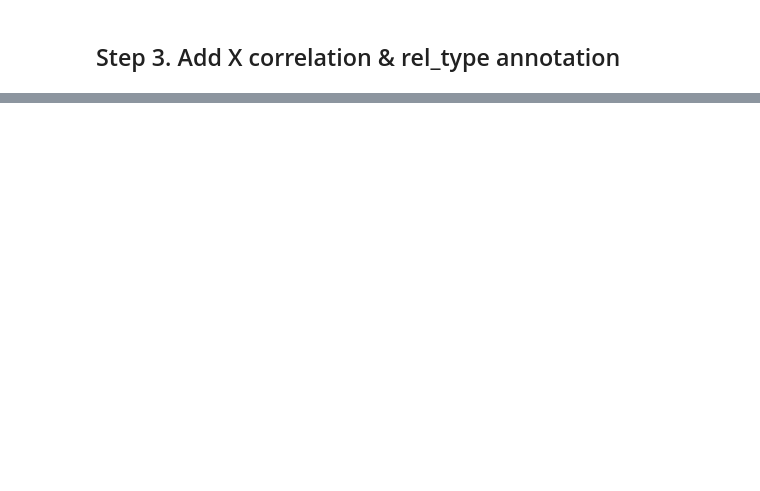
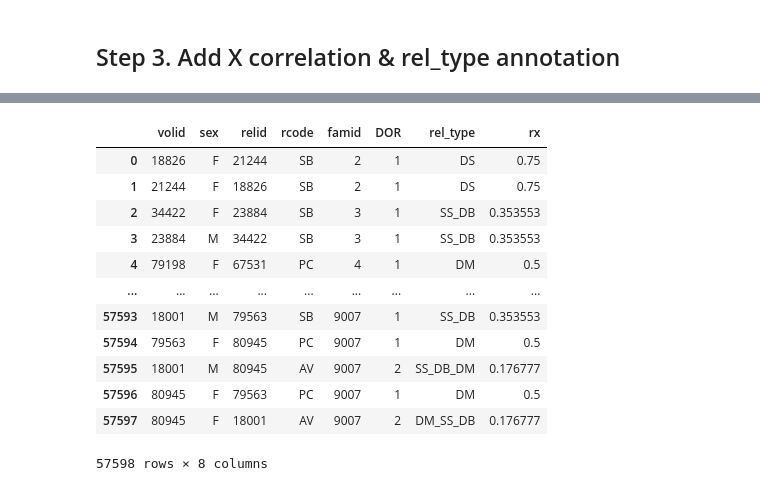
Before and after one commit to jerrylee9310/BIGFAM, a Jupyter notebook: notebook/make_relative_info.ipynb, the cells around one changed output, grey strips where cells are left out. Saved outputs shown, nothing was run; the diff lists cells and outputs as text; code cells hidden in the pictures; blank space fills up the shorter version.

```diff
--- a/notebook/make_relative_info.ipynb
+++ b/notebook/make_relative_info.ipynb
@@ -1451,9 +727,0 @@ ModuleNotFoundError: No module named 'networkx'
-# %%
-edges = []
-for _, row in df_ped.iterrows():
-    edges.append([row["offspring"], row["father"]])
-    edges.append([row["offspring"], row["mother"]])
-    break
-
-
-edges
@@ -2288,22 +727,0 @@ fams_with_rel = df_tmp[df_tmp["relationship"] == "AV"]
-# %%
-df_new = pd.DataFrame()
-for famid in [1047]: #[2137]:#df_tmp["famid"].unique():
-    df_pair = df_tmp[(df_tmp["famid"] == famid)]
-    df_parent = df_pedigree[df_pedigree["famid"] == famid]
-
-    for _, row in df_pair.iterrows():
-        rel_type, rx = None, np.nan
-        # DOR = 1 (PC, SB)
-        if row["DOR"] == 1:
-            rel_type, rx = get_reltype_and_rx_DOR1(row)
-
-        # DOR = 2 ("AV", "GP", "HSB")
-        elif row["DOR"] == 2:
-            rel_type, rx = get_reltype_and_rx_DOR2(row, df_parent)
-
-        row["rel_type"] = rel_type
-        row["rx"] = rx
-        df_new = pd.concat([df_new, row.to_frame().T], axis=0)
-    break
-
-df_new
@@ -2335,0 +842,20 @@ df_pair
+# %%
+# remove famid=4091 (strange...)
+df_gs = (df_new[df_new["famid"] != 4091]
+         .copy()
+         .reset_index(drop=True))
+df_gs
+# %% [output]
+|  | volid | sex | relid | rcode | famid | DOR | rel_type | rx |
+| 0 | 18826 | F | 21244 | SB | 2 | 1 | DS | 0.75 |
+| 1 | 21244 | F | 18826 | SB | 2 | 1 | DS | 0.75 |
+| 2 | 34422 | F | 23884 | SB | 3 | 1 | SS_DB | 0.353553 |
+| 3 | 23884 | M | 34422 | SB | 3 | 1 | SS_DB | 0.353553 |
+| 4 | 79198 | F | 67531 | PC | 4 | 1 | DM | 0.5 |
+| ... | ... | ... | ... | ... | ... | ... | ... | ... |
+| 57593 | 18001 | M | 79563 | SB | 9007 | 1 | SS_DB | 0.353553 |
+| 57594 | 79563 | F | 80945 | PC | 9007 | 1 | DM | 0.5 |
+| 57595 | 18001 | M | 80945 | AV | 9007 | 2 | SS_DB_DM | 0.176777 |
+| 57596 | 80945 | F | 79563 | PC | 9007 | 1 | DM | 0.5 |
+| 57597 | 80945 | F | 18001 | AV | 9007 | 2 | DM_SS_DB | 0.176777 |
+57598 rows × 8 columns
```
Also changed, not shown: parts of 68 cells of this notebook, 5 other files.
